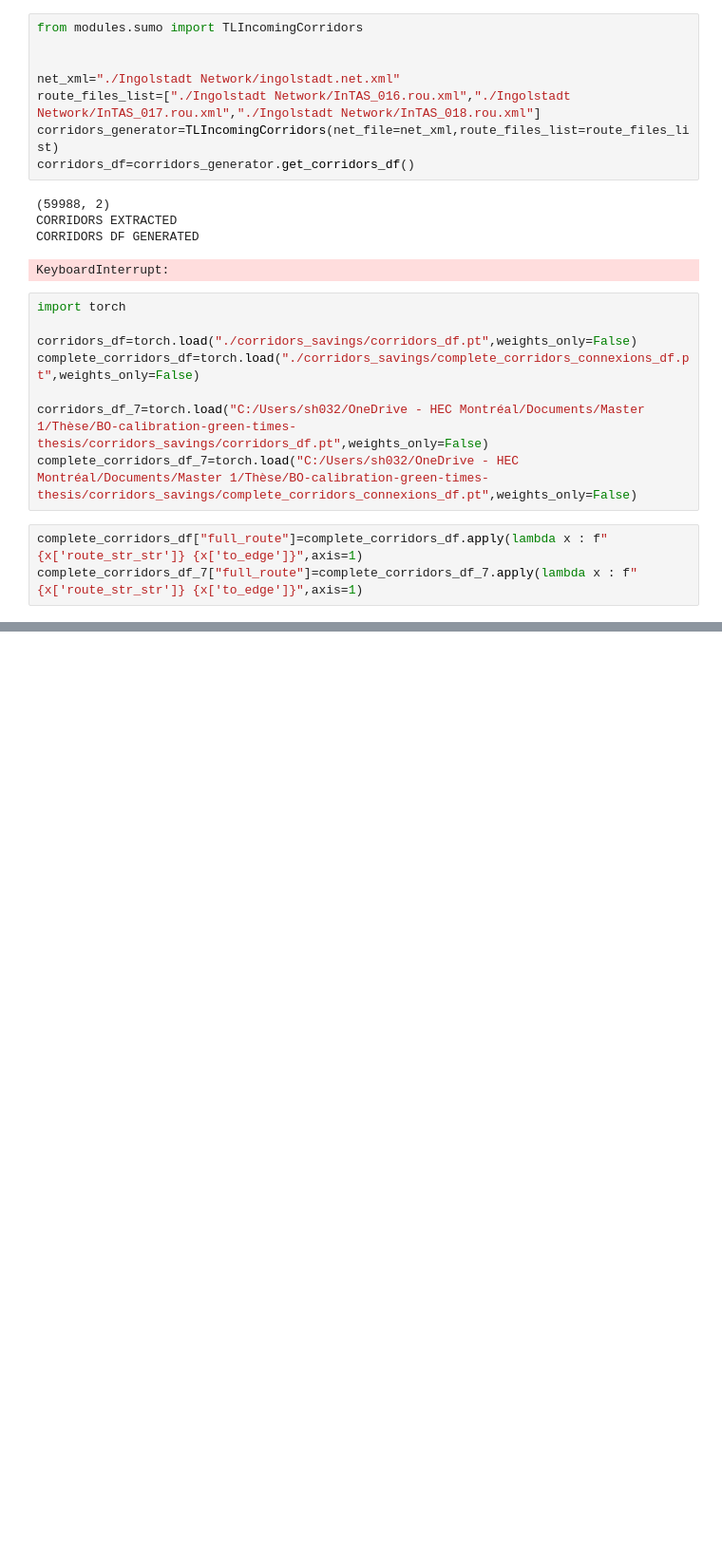
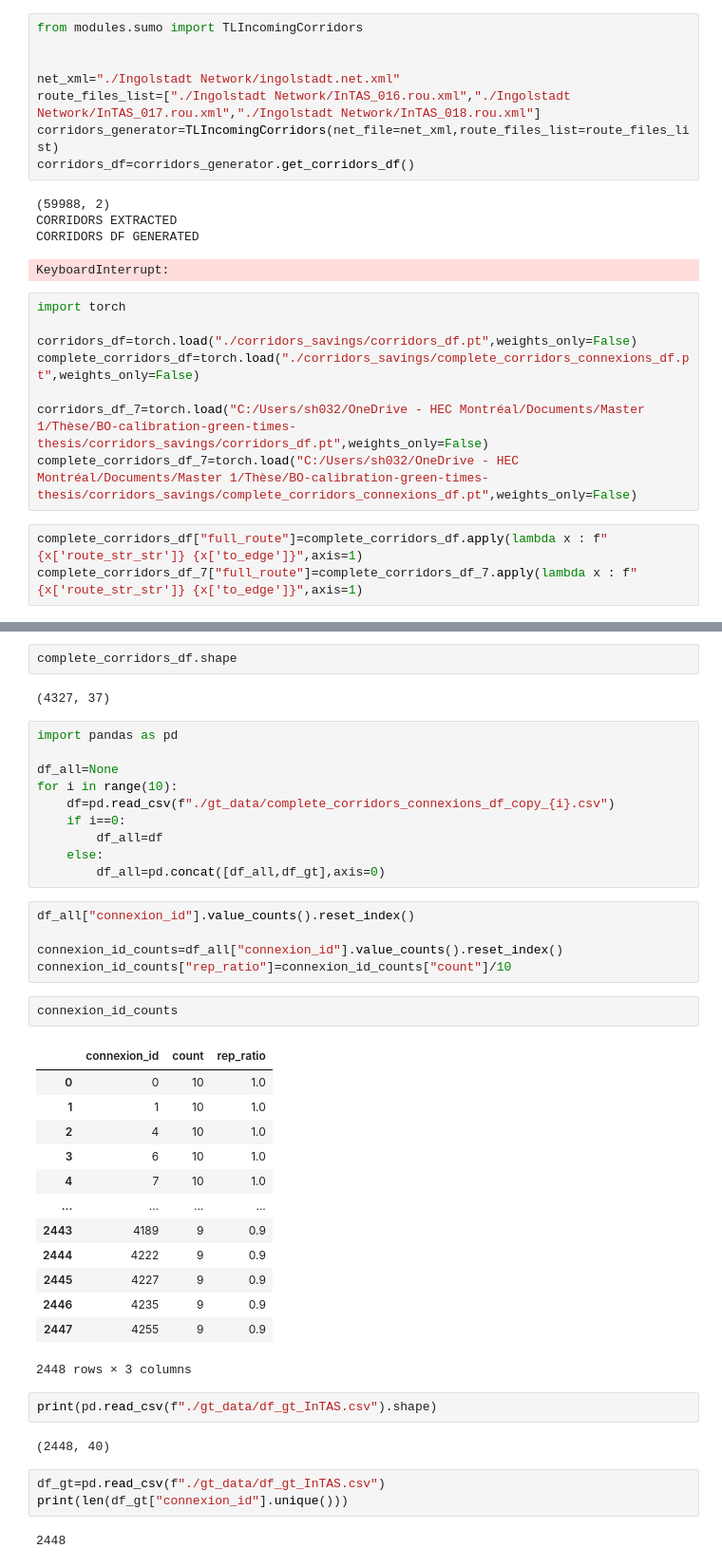
Before and after one commit to soheil-housni/Bayesian-Optimization-for-Traffic-Signal-Green-Time-Calibration, a Jupyter notebook: main.ipynb, the cells around one changed output, grey strips where cells are left out. Shown at 95% size. Saved outputs shown, nothing was run; the diff lists cells and outputs as text; blank space fills up the shorter version.

```diff
--- a/main.ipynb
+++ b/main.ipynb
@@ -1632,0 +1647,44 @@ complete_corridors_df_7["full_route"]=complete_corridors_df_7.apply(lambda x : f
+# %%
+complete_corridors_df.shape
+# %% [output]
+(4327, 37)
+# %%
+import pandas as pd
+
+df_all=None
+for i in range(10):
+    df=pd.read_csv(f"./gt_data/complete_corridors_connexions_df_copy_{i}.csv")
+    if i==0:
+        df_all=df
+    else:
+        df_all=pd.concat([df_all,df_gt],axis=0)
+# %%
+df_all["connexion_id"].value_counts().reset_index()
+
+connexion_id_counts=df_all["connexion_id"].value_counts().reset_index()
+connexion_id_counts["rep_ratio"]=connexion_id_counts["count"]/10
+# %%
+connexion_id_counts
+# %% [output]
+|  | connexion_id | count | rep_ratio |
+| 0 | 0 | 10 | 1.0 |
+| 1 | 1 | 10 | 1.0 |
+| 2 | 4 | 10 | 1.0 |
+| 3 | 6 | 10 | 1.0 |
+| 4 | 7 | 10 | 1.0 |
+| ... | ... | ... | ... |
+| 2443 | 4189 | 9 | 0.9 |
+| 2444 | 4222 | 9 | 0.9 |
+| 2445 | 4227 | 9 | 0.9 |
+| 2446 | 4235 | 9 | 0.9 |
+| 2447 | 4255 | 9 | 0.9 |
+2448 rows × 3 columns
+# %%
+print(pd.read_csv(f"./gt_data/df_gt_InTAS.csv").shape)
+# %% [output]
+(2448, 40)
+# %%
+df_gt=pd.read_csv(f"./gt_data/df_gt_InTAS.csv")
+print(len(df_gt["connexion_id"].unique()))
+# %% [output]
+2448
```
Also changed, not shown: parts of 1 cell of this notebook, 15 other files.
